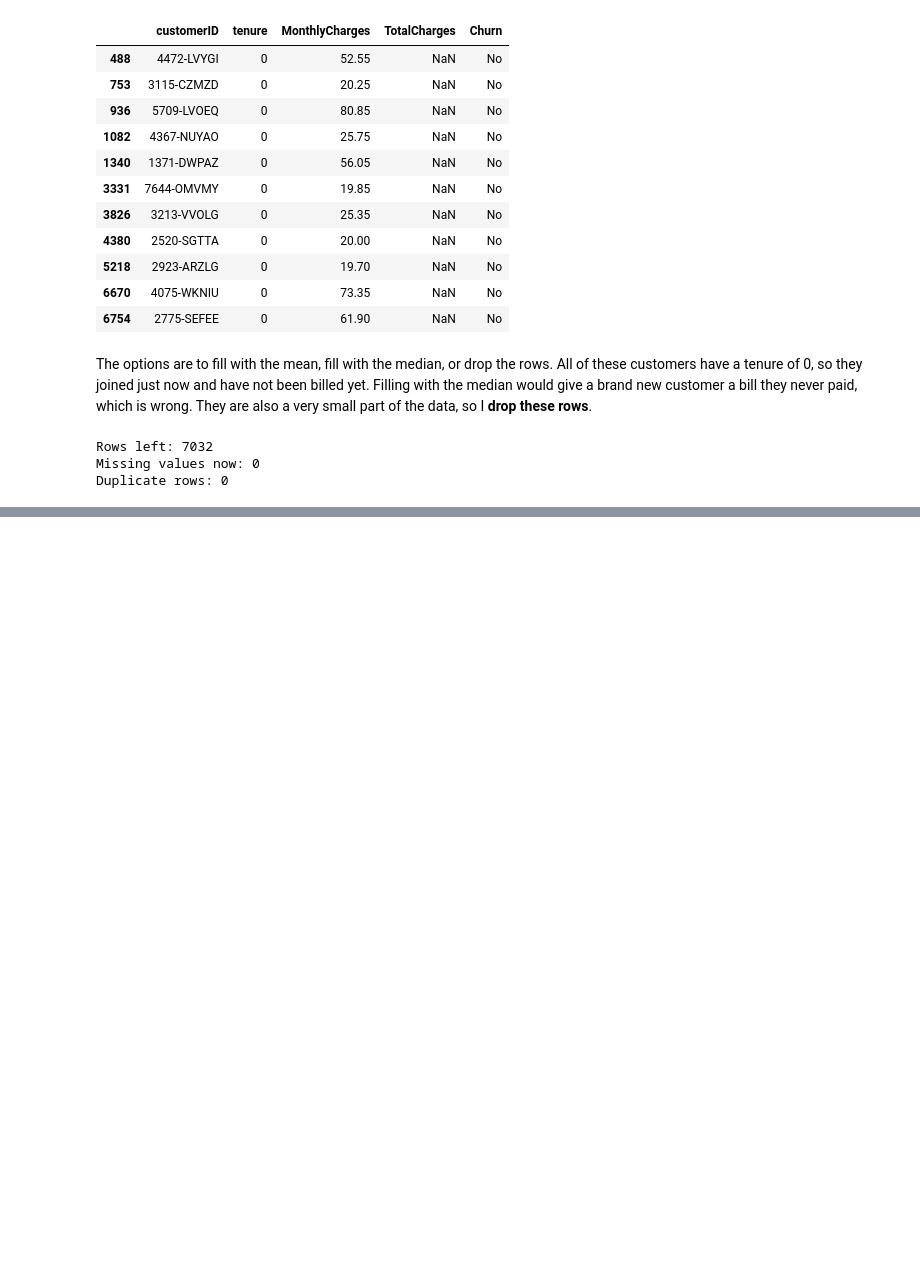
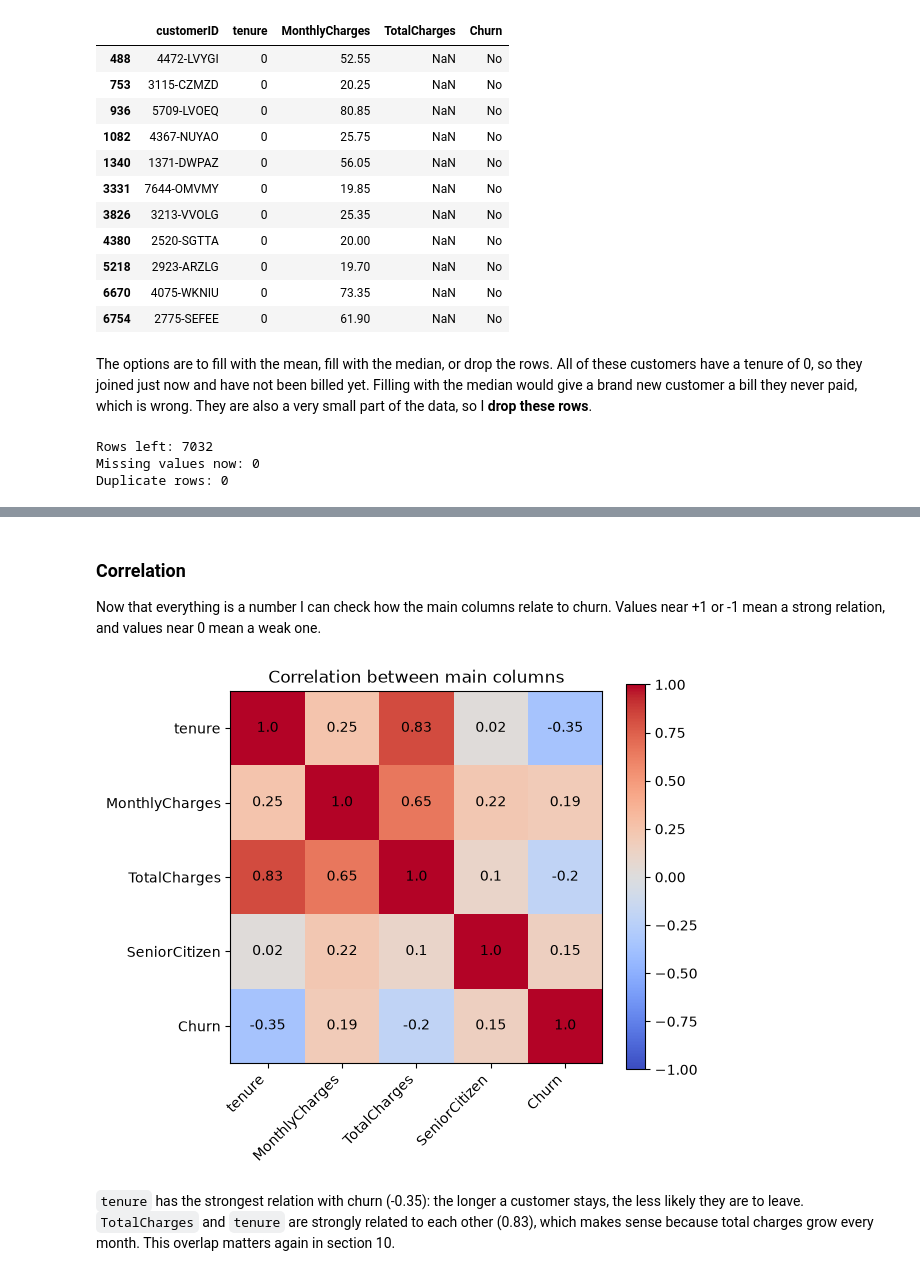
Before and after one commit to FaziOps/Customer_Churn_Prediction_Sys, a Jupyter notebook: churn_prediction.ipynb, the cells around one changed output, grey strips where cells are left out. Saved outputs shown, nothing was run; the diff lists cells and outputs as text; code cells hidden in the pictures; blank space fills up the shorter version.

Commit message:
Encode categorical columns and add correlation heatmap

```diff
--- a/churn_prediction.ipynb
+++ b/churn_prediction.ipynb
@@ -215,0 +224,18 @@ Duplicate rows: 0
+# %%
+df = df.drop(columns=["customerID"])
+
+# label encoding for columns with two values
+df["Churn"] = df["Churn"].map({"No": 0, "Yes": 1})
+df["gender"] = df["gender"].map({"Female": 0, "Male": 1})
+
+for column in ["Partner", "Dependents", "PhoneService", "PaperlessBilling"]:
+    df[column] = df[column].map({"No": 0, "Yes": 1})
+
+# one-hot encoding for the rest
+text_columns = df.select_dtypes(exclude="number").columns.tolist()
+print("One-hot encoding:", text_columns)
+
+df = pd.get_dummies(df, columns=text_columns, drop_first=True, dtype=int)
+
+print("New shape:", df.shape)
+df.head()
@@ -215,0 +252,25 @@ Duplicate rows: 0
+# %% [markdown]
+### Correlation
+
+Now that everything is a number I can check how the main columns relate to churn. Values near +1 or -1 mean a strong relation, and values near 0 mean a weak one.
+# %%
+corr_columns = ["tenure", "MonthlyCharges", "TotalCharges", "SeniorCitizen", "Churn"]
+corr = df[corr_columns].corr()
+
+plt.figure(figsize=(6, 5))
+plt.imshow(corr, cmap="coolwarm", vmin=-1, vmax=1)
+plt.colorbar()
+plt.xticks(range(len(corr_columns)), corr_columns, rotation=45, ha="right")
+plt.yticks(range(len(corr_columns)), corr_columns)
+
+for i in range(len(corr_columns)):
+    for j in range(len(corr_columns)):
+        plt.text(j, i, round(corr.iloc[i, j], 2), ha="center", va="center")
+
+plt.title("Correlation between main columns")
+plt.savefig("outputs/correlation.png", bbox_inches="tight")
+plt.show()
+# %% [output]
+[figure, added]
+# %% [markdown]
+`tenure` has the strongest relation with churn (-0.35): the longer a customer stays, the less likely they are to leave. `TotalCharges` and `tenure` are strongly related to each other (0.83), which makes sense because total charges grow every month. This overlap matters again in section 10.
```
Also changed, not shown: parts of 2 cells of this notebook, 1 other file.
